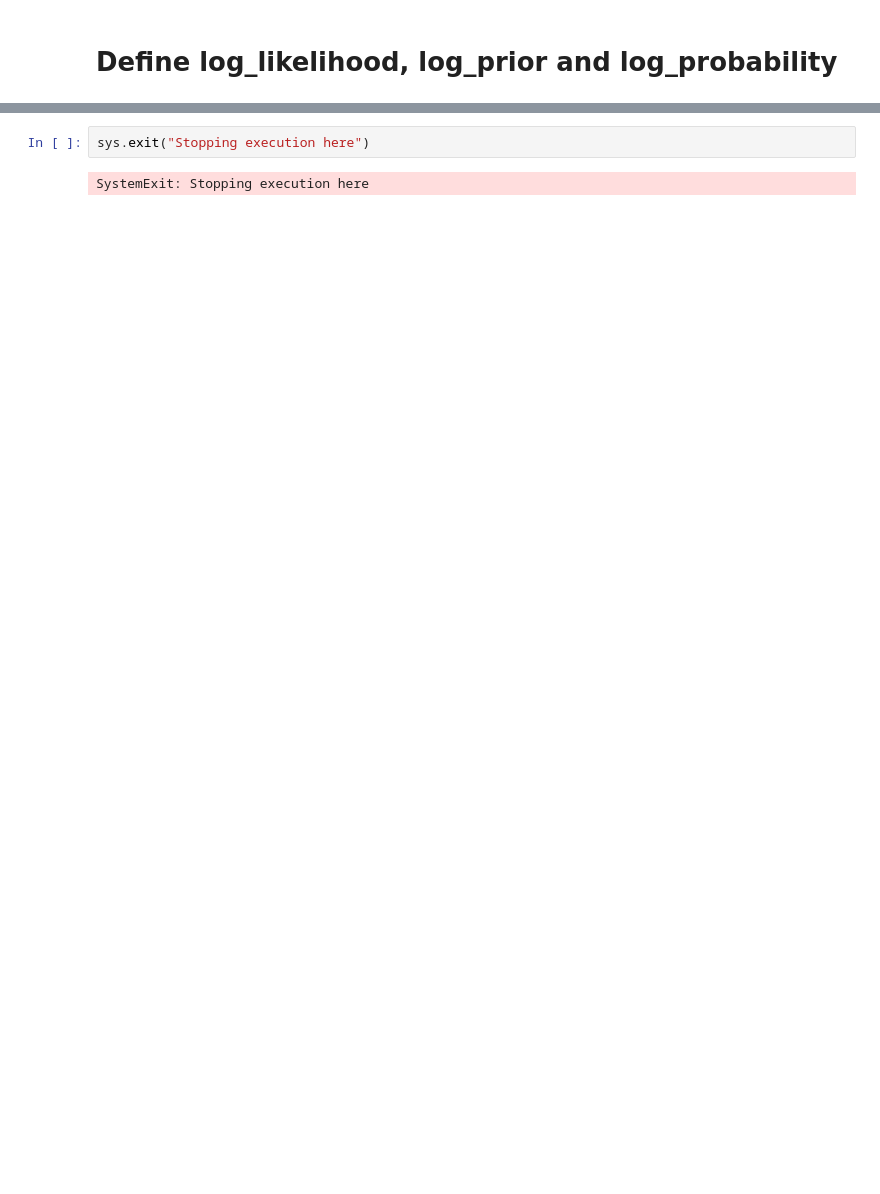
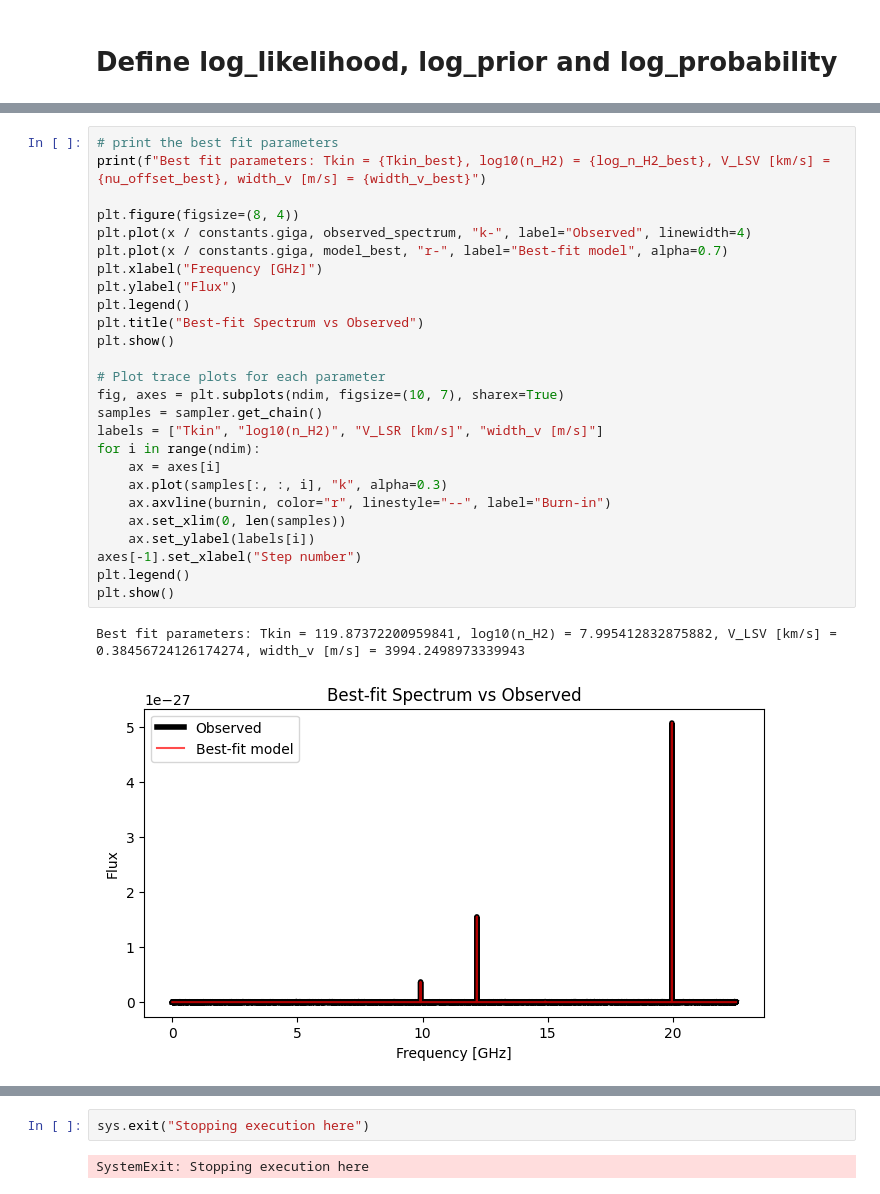
Before and after one commit to aleksej-rodano/phas0052_project, a Jupyter notebook: mcmc_and_radex.ipynb, the cells around one changed output, grey strips where cells are left out. Drawn from its saved outputs; the diff is of its cells as text; blank space fills up the shorter version.

```diff
--- a/mcmc_and_radex.ipynb
+++ b/mcmc_and_radex.ipynb
@@ -317,0 +416,29 @@ def log_probability(theta, x, y, yerr):
+# %%
+# print the best fit parameters
+print(f"Best fit parameters: Tkin = {Tkin_best}, log10(n_H2) = {log_n_H2_best}, V_LSV [km/s] = {nu_offset_best}, width_v [m/s] = {width_v_best}")
+
+plt.figure(figsize=(8, 4))
+plt.plot(x / constants.giga, observed_spectrum, "k-", label="Observed", linewidth=4)
+plt.plot(x / constants.giga, model_best, "r-", label="Best-fit model", alpha=0.7)
+plt.xlabel("Frequency [GHz]")
+plt.ylabel("Flux")
+plt.legend()
+plt.title("Best-fit Spectrum vs Observed")
+plt.show()
+
+# Plot trace plots for each parameter
+fig, axes = plt.subplots(ndim, figsize=(10, 7), sharex=True)
+samples = sampler.get_chain()
+labels = ["Tkin", "log10(n_H2)", "V_LSR [km/s]", "width_v [m/s]"]
+for i in range(ndim):
+    ax = axes[i]
+    ax.plot(samples[:, :, i], "k", alpha=0.3)
+    ax.axvline(burnin, color="r", linestyle="--", label="Burn-in")
+    ax.set_xlim(0, len(samples))
+    ax.set_ylabel(labels[i])
+axes[-1].set_xlabel("Step number")
+plt.legend()
+plt.show()
+# %% [output]
+Best fit parameters: Tkin = 119.87372200959841, log10(n_H2) = 7.995412832875882, V_LSV [km/s] = 0.38456724126174274, width_v [m/s] = 3994.2498973339943
+[figure, added]
```
Also changed, not shown: parts of 12 cells of this notebook.
